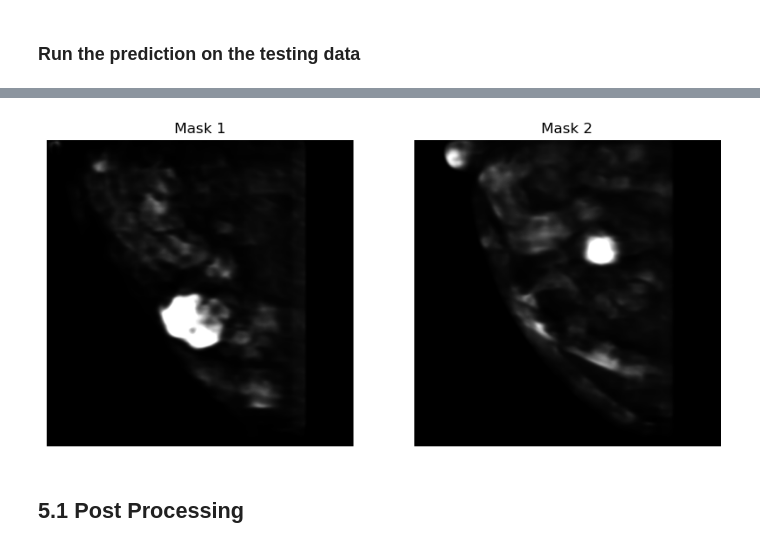
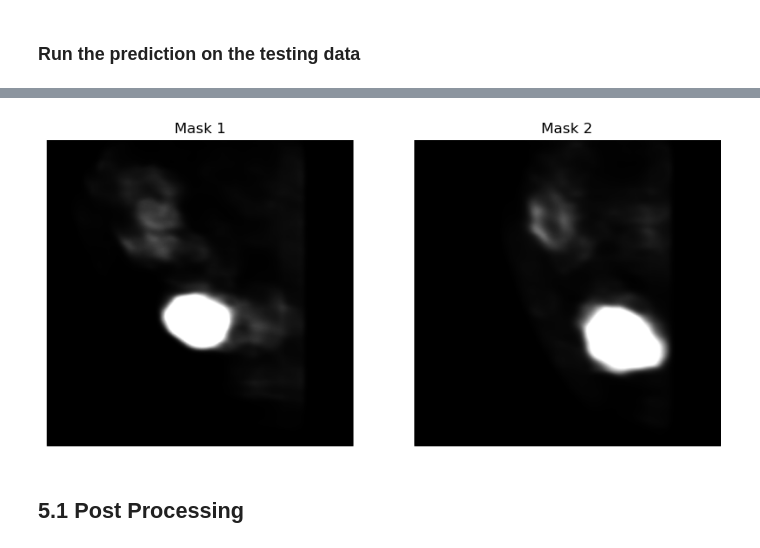
Before and after one commit to ahmedqasem/amsunet, a Jupyter notebook: ams_unet_notebook.ipynb, the cells around one changed output, grey strips where cells are left out. Drawn from its saved outputs; the diff is of its cells as text; code cells hidden in the pictures.

```diff
--- a/ams_unet_notebook.ipynb
+++ b/ams_unet_notebook.ipynb
@@ -268,13 +262,13 @@ plt.show()
 ### Define the testing variables
 # %%
 # Define the height of the input images for testing
-im_height = 1024
+im_height = 512
 
 # Define the width of the input images for testing
-im_width = 1024
+im_width = 512
 
 # Path to the folder containing testing images
-test_folder = './data/data_q4_272/test/image'
+test_folder = './data/test/image'
 
 # Path to save the predicted masks
 predictions_folder = "./data/predictions/"
@@ -319,19 +323,19 @@ results = model.predict(testGene, steps=total_test_samples, verbose=1)
 # %%
 # Display the first 2 predicted masks
 plt.figure(figsize=(10, 5))
 # Display the mask
 plt.subplot(1, 2, 1)
 plt.imshow(results[0,:,:,:].squeeze(), cmap="gray")  # Use squeeze() to remove extra dimensions
 plt.title("Mask 1")
 plt.axis("off")
 # Display the mask
 plt.subplot(1, 2, 2)
-plt.imshow(results[20,:,:,:].squeeze(), cmap="gray")  # Use squeeze() to remove extra dimensions
+plt.imshow(results[1,:,:,:].squeeze(), cmap="gray")  # Use squeeze() to remove extra dimensions
 plt.title("Mask 2")
 plt.axis("off")
 plt.show()
 # %% [output]
-[figure, old version]
+[figure, new version]
 # %%
 # Save results
 saveResult(predictions_folder, results, file_names)
```
Also changed, not shown: parts of 14 cells of this notebook.
